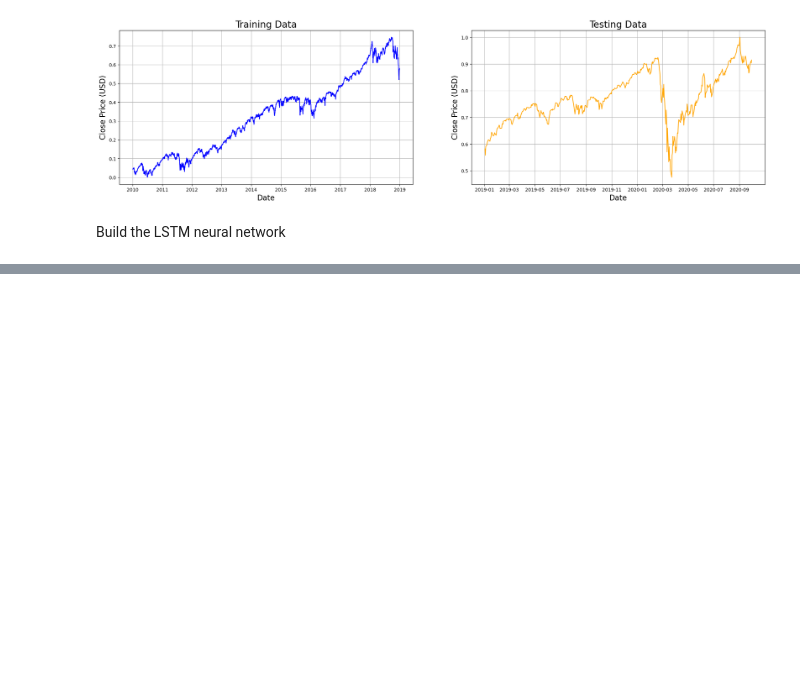
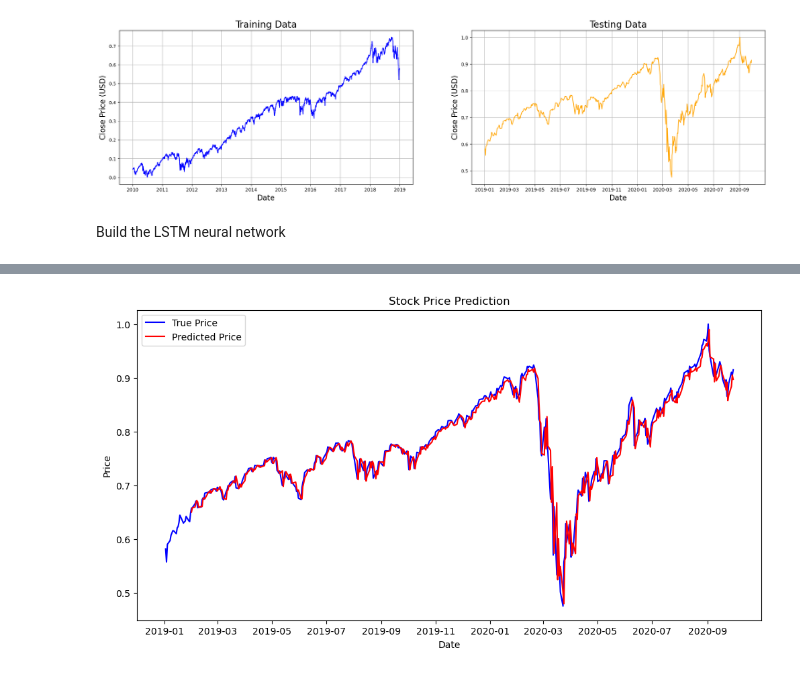
Before and after one commit to kongbaiiiii/Personal-Practice, a Jupyter notebook: Machine Learning/RNN/LSTM_stock.ipynb, the cells around one changed output, grey strips where cells are left out. Cells and saved outputs as stored; diff of their text form; code cells hidden in the pictures; blank space fills up the shorter version.

Commit message:
LSTM_stock update

```diff
--- a/Machine Learning/RNN/LSTM_stock.ipynb
+++ b/Machine Learning/RNN/LSTM_stock.ipynb
@@ -117,4 +117,4 @@ model.add(keras.layers.LSTM(n_neurons, input_shape=(look_back, n_features)))
 model.add(keras.layers.Dense(1))
 model.compile(optimizer='adam', loss='mse')
 
-model.fit(train_generator,epochs=300, verbose=0)
+model.fit(train_generator,epochs=300, verbose=2)
@@ -122,0 +145,11 @@ test_predictions  = model.predict(test_generator)
+# %%
+plt.figure(figsize=(12, 6))
+plt.plot(test_data.Date,test_data['Close'], label='True Price', color='blue')
+plt.plot(test_data.Date[20:], test_predictions, label='Predicted Price', color='red')
+plt.title('Stock Price Prediction')
+plt.xlabel('Date')
+plt.ylabel('Price')
+plt.legend()
+plt.show()
+# %% [output]
+[figure, added]
```
Also changed, not shown: parts of 3 cells of this notebook.
